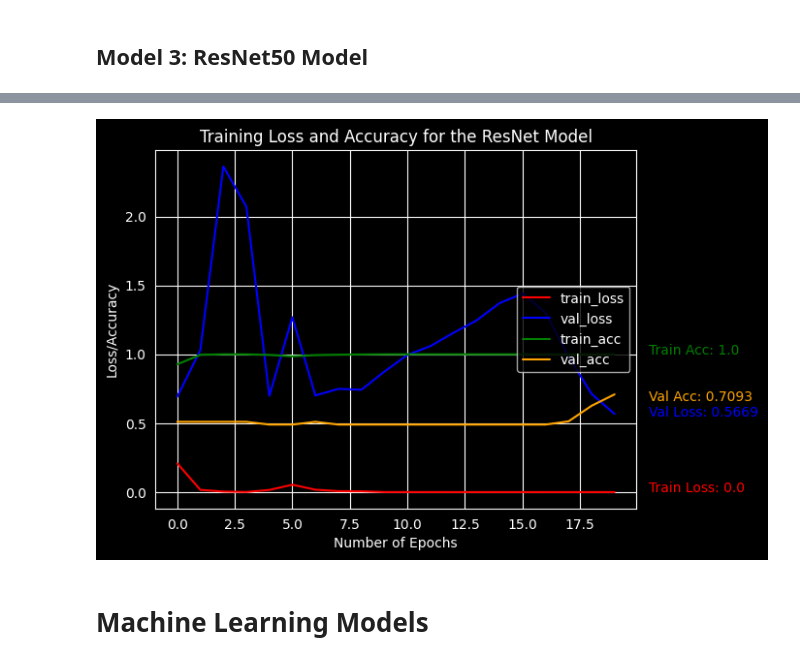
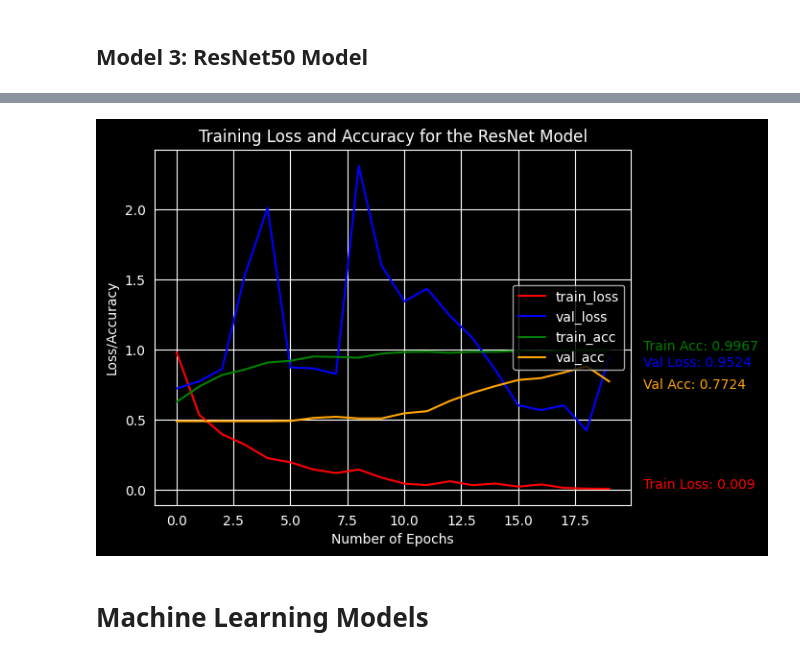
Before and after one commit to AliZ786/COMP-478, a Jupyter notebook: COMP478_Project.ipynb, the cells around one changed output, grey strips where cells are left out. Drawn from its saved outputs; the diff is of its cells as text; code cells hidden in the pictures.

```diff
--- a/COMP478_Project.ipynb
+++ b/COMP478_Project.ipynb
@@ -334,2 +394,22 @@ plt.show()
 # %% [markdown]
 ## Model 3: ResNet50 Model
+# %%
+# Load and normalize the images
+X_train_norm = np.array(load_images(X_train))
+X_test_norm = np.array(load_images(X_test))
+
+# Define the ResNet50 model
+resnet_model = ResNet50(include_top=False, weights=None, input_shape=(150, 150, 3))
+
+# Add custom output layers
+x = resnet_model.output
+x = Flatten()(x)
+x = Dense(128, activation="relu")(x)
+predictions = Dense(1, activation="sigmoid")(x)
+
+# Compile the model
+model = Model(inputs=resnet_model.input, outputs=predictions)
+model.compile(optimizer=Adam(learning_rate=0.0001), loss="binary_crossentropy", metrics=["accuracy"])
+
+# Train the model for 20 epochs
+history = model.fit(X_train_norm, y_train, epochs=20, validation_data=(X_test_norm, y_test))
@@ -396,31 +485,31 @@ ResNet50 accuracy: 70.93%
 # %%
 # plot the training loss and accuracy with dark background and dark plot
 plt.style.use("dark_background")
 fig = plt.figure(facecolor='black')
 plt.plot(history.history["loss"], color='red', label="train_loss")
 plt.plot(history.history["val_loss"], color='blue', label="val_loss")
 plt.plot(history.history["accuracy"], color='green', label="train_acc")
 plt.plot(history.history["val_accuracy"], color='orange', label="val_acc")
 plt.title("Training Loss and Accuracy for the ResNet Model", color='white')
 plt.xlabel("Number of Epochs", color='white')
 plt.ylabel("Loss/Accuracy", color='white')
 plt.legend(loc="center right")
 
 # Get final training and validation loss/accuracy values
 train_loss_final = round(history.history["loss"][-1], 4)
 val_loss_final = round(history.history["val_loss"][-1], 4)
 train_acc_final = round(history.history["accuracy"][-1], 4)
 val_acc_final = round(history.history["val_accuracy"][-1], 4)
 
 # Add final values to the plot
 plt.text(len(history.history["loss"])+0.5, train_loss_final, f'Train Loss: {train_loss_final}', fontsize=10, color='red')
-plt.text(len(history.history["val_loss"]) +0.5, val_loss_final-0.02, f'Val Loss: {val_loss_final}', fontsize=10, color='blue')
+plt.text(len(history.history["val_loss"]) +0.5, val_loss_final-0.07, f'Val Loss: {val_loss_final}', fontsize=10, color='blue')
 plt.text(len(history.history["accuracy"]) +0.5, train_acc_final, f'Train Acc: {train_acc_final}', fontsize=10, color='green')
 plt.text(len(history.history["val_accuracy"])+0.5, val_acc_final-0.05, f'Val Acc: {val_acc_final}', fontsize=10, color='orange')
 
 plt.show()
 # %% [output]
-[figure, old version]
+[figure, new version]
 # %% [markdown]
 # Machine Learning Models
 # %% [markdown]
```
Also changed, not shown: parts of 12 cells of this notebook.
